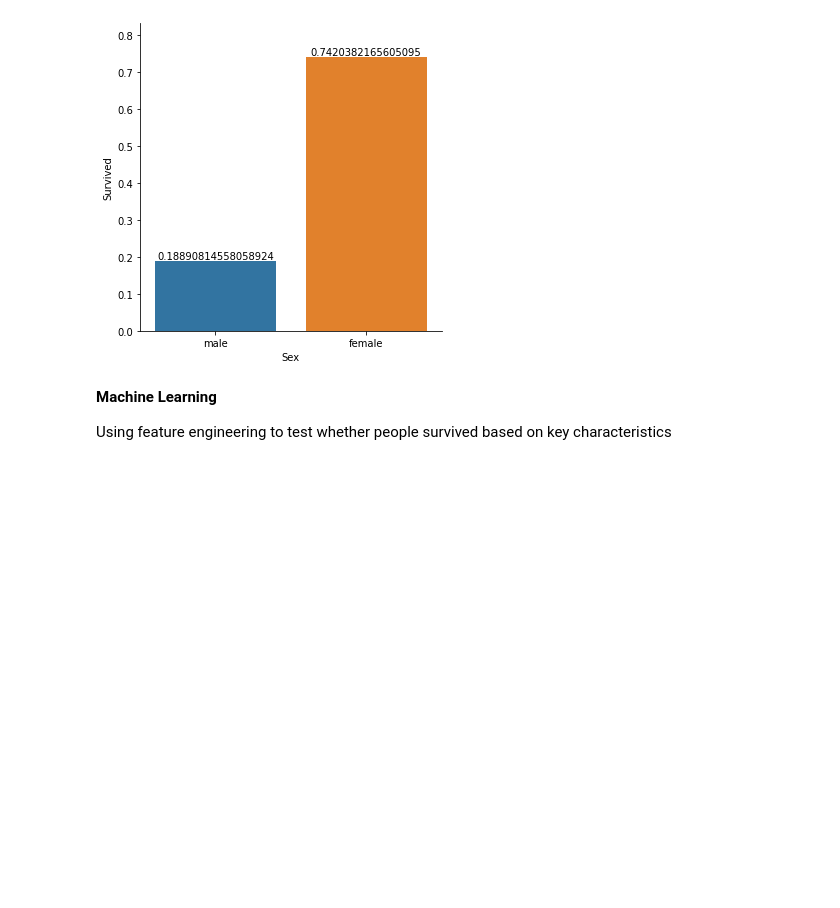
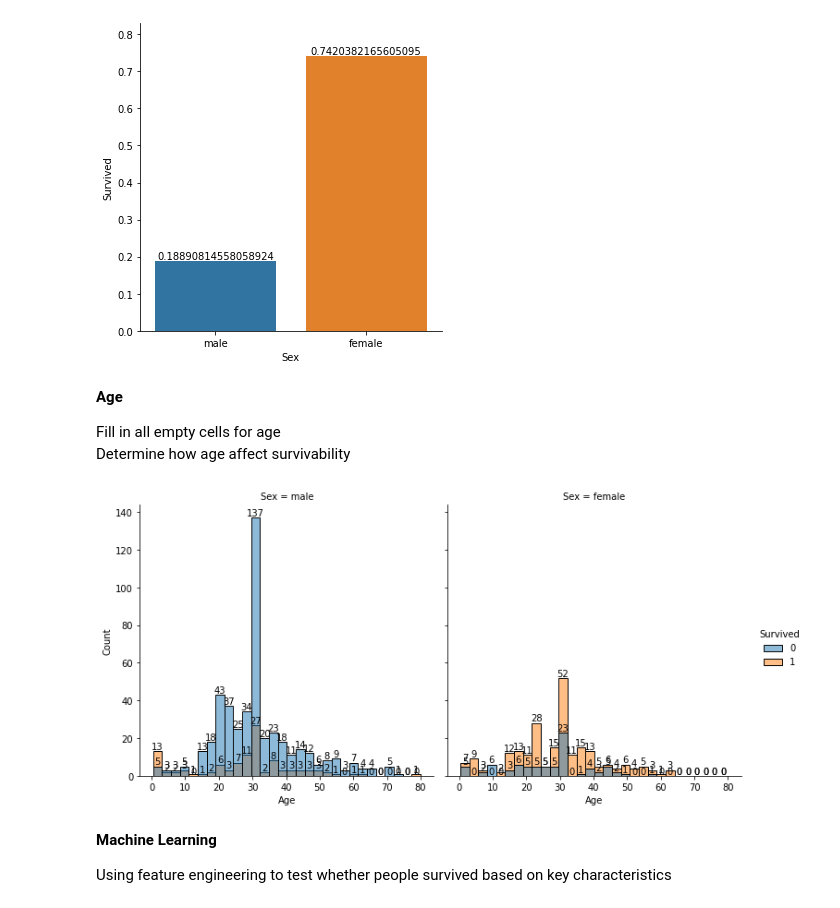
Before and after one commit to cf-low/Machine-Learning, a Jupyter notebook: Titanic/Titanic.ipynb, the cells around one changed output. Drawn from its saved outputs; the diff is of its cells as text; code cells hidden in the pictures; blank space fills up the shorter version.

```diff
--- a/Titanic/Titanic.ipynb
+++ b/Titanic/Titanic.ipynb
@@ -32,3 +29,8 @@ for c in ax.containers:
     ax.bar_label(c, labels=labels)
 # %% [output]
 [figure]
+# %% [markdown]
+**Age**
+
+Fill in all empty cells for age<br>
+Determine how age affect survivability
@@ -34,0 +40,10 @@ for c in ax.containers:
+# %%
+g = sns.displot(training_data, x="Age", col="Sex", hue="Survived")
+
+for ax in g.axes.ravel():
+    for c in ax.containers:
+        print
+        labels = [v.get_height() for v in c]
+        ax.bar_label(c, labels=labels)
+# %% [output]
+[figure, added]
```
Also changed, not shown: parts of 5 cells of this notebook, 1 other file.
